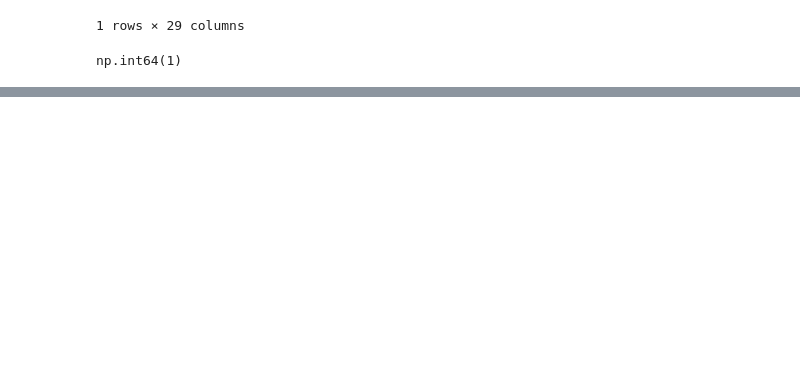
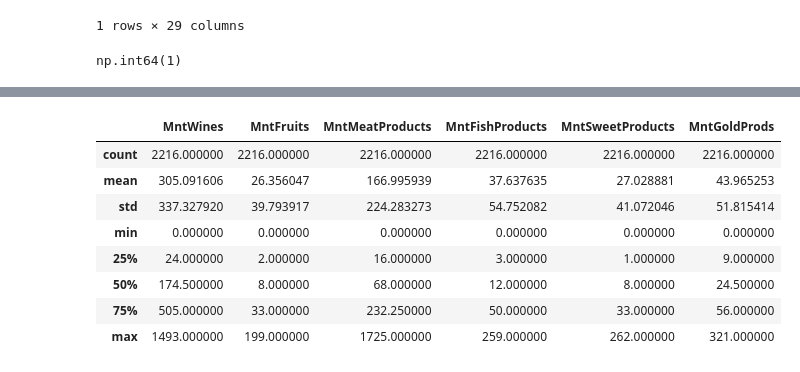
Before and after one commit to fridacarbajalordonez/customer-segmentation-kmeans, a Jupyter notebook: notebooks/customer_segmentation.ipynb, the cells around one changed output, grey strips where cells are left out. Cells and saved outputs as stored; diff of their text form; code cells hidden in the pictures; blank space fills up the shorter version.

```diff
--- a/notebooks/customer_segmentation.ipynb
+++ b/notebooks/customer_segmentation.ipynb
@@ -755,0 +799,12 @@ This decision also helps prevent the value from disproportionately influencing d
+# %%
+df_clean[product_cols].describe()
+# %% [output]
+|  | MntWines | MntFruits | MntMeatProducts | MntFishProducts | MntSweetProducts | MntGoldProds |
+| count | 2216.000000 | 2216.000000 | 2216.000000 | 2216.000000 | 2216.000000 | 2216.000000 |
+| mean | 305.091606 | 26.356047 | 166.995939 | 37.637635 | 27.028881 | 43.965253 |
+| std | 337.327920 | 39.793917 | 224.283273 | 54.752082 | 41.072046 | 51.815414 |
+| min | 0.000000 | 0.000000 | 0.000000 | 0.000000 | 0.000000 | 0.000000 |
+| 25% | 24.000000 | 2.000000 | 16.000000 | 3.000000 | 1.000000 | 9.000000 |
+| 50% | 174.500000 | 8.000000 | 68.000000 | 12.000000 | 8.000000 | 24.500000 |
+| 75% | 505.000000 | 33.000000 | 232.250000 | 50.000000 | 33.000000 | 56.000000 |
+| max | 1493.000000 | 199.000000 | 1725.000000 | 259.000000 | 262.000000 | 321.000000 |
```
Also changed, not shown: parts of 22 cells of this notebook.
